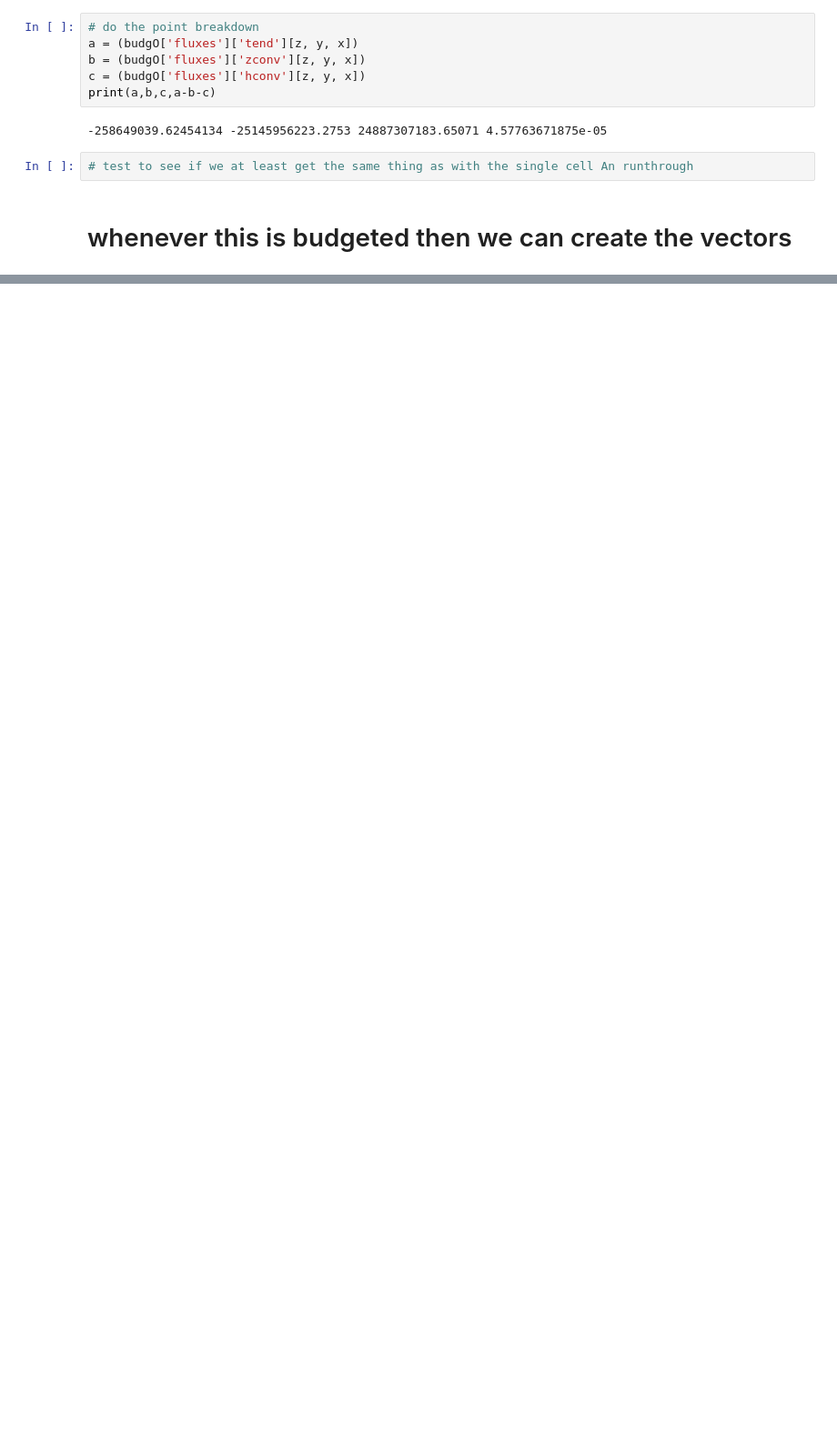
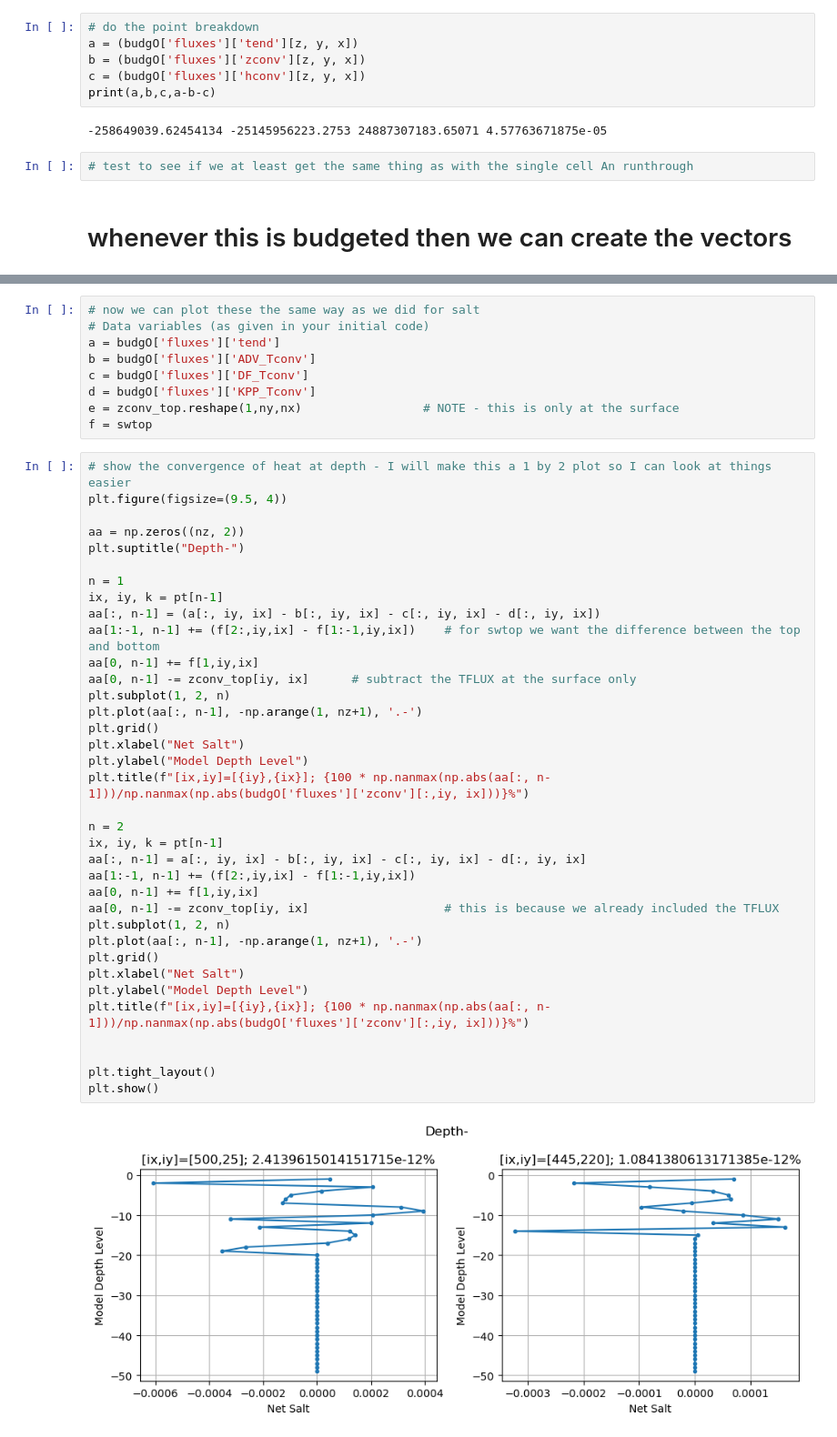
Before and after one commit to margaretmurakami/crios_backups, a Jupyter notebook: ASTE_270/regional_budgeting/fullASTE_budgeting_heat.ipynb, the cells around one changed output, grey strips where cells are left out. Shown at 91% size. Cells and saved outputs as stored; diff of their text form; blank space fills up the shorter version.

```diff
--- a/ASTE_270/regional_budgeting/fullASTE_budgeting_heat.ipynb
+++ b/ASTE_270/regional_budgeting/fullASTE_budgeting_heat.ipynb
@@ -588,0 +679,47 @@ Tconv     # this is the advective arrow in T for this grid cell
+# %%
+# now we can plot these the same way as we did for salt
+# Data variables (as given in your initial code)
+a = budgO['fluxes']['tend']
+b = budgO['fluxes']['ADV_Tconv']
+c = budgO['fluxes']['DF_Tconv']
+d = budgO['fluxes']['KPP_Tconv']
+e = zconv_top.reshape(1,ny,nx)                 # NOTE - this is only at the surface
+f = swtop
+# %%
+# show the convergence of heat at depth - I will make this a 1 by 2 plot so I can look at things easier
+plt.figure(figsize=(9.5, 4))
+
+aa = np.zeros((nz, 2))
+plt.suptitle("Depth-")
+
+n = 1
+ix, iy, k = pt[n-1]
+aa[:, n-1] = (a[:, iy, ix] - b[:, iy, ix] - c[:, iy, ix] - d[:, iy, ix])
+aa[1:-1, n-1] += (f[2:,iy,ix] - f[1:-1,iy,ix])    # for swtop we want the difference between the top and bottom
+aa[0, n-1] += f[1,iy,ix]
+aa[0, n-1] -= zconv_top[iy, ix]      # subtract the TFLUX at the surface only
+plt.subplot(1, 2, n)
+plt.plot(aa[:, n-1], -np.arange(1, nz+1), '.-')
+plt.grid()
+plt.xlabel("Net Salt")
+plt.ylabel("Model Depth Level")
+plt.title(f"[ix,iy]=[{iy},{ix}]; {100 * np.nanmax(np.abs(aa[:, n-1]))/np.nanmax(np.abs(budgO['fluxes']['zconv'][:,iy, ix]))}%")
+
+n = 2
+ix, iy, k = pt[n-1]
+aa[:, n-1] = a[:, iy, ix] - b[:, iy, ix] - c[:, iy, ix] - d[:, iy, ix]
+aa[1:-1, n-1] += (f[2:,iy,ix] - f[1:-1,iy,ix])
+aa[0, n-1] += f[1,iy,ix]
+aa[0, n-1] -= zconv_top[iy, ix]                   # this is because we already included the TFLUX
+plt.subplot(1, 2, n)
+plt.plot(aa[:, n-1], -np.arange(1, nz+1), '.-')
+plt.grid()
+plt.xlabel("Net Salt")
+plt.ylabel("Model Depth Level")
+plt.title(f"[ix,iy]=[{iy},{ix}]; {100 * np.nanmax(np.abs(aa[:, n-1]))/np.nanmax(np.abs(budgO['fluxes']['zconv'][:,iy, ix]))}%")
+
+
+plt.tight_layout()
+plt.show()
+# %% [output]
+[figure, added]
```
Also changed, not shown: parts of 16 cells of this notebook, 4 other files.
